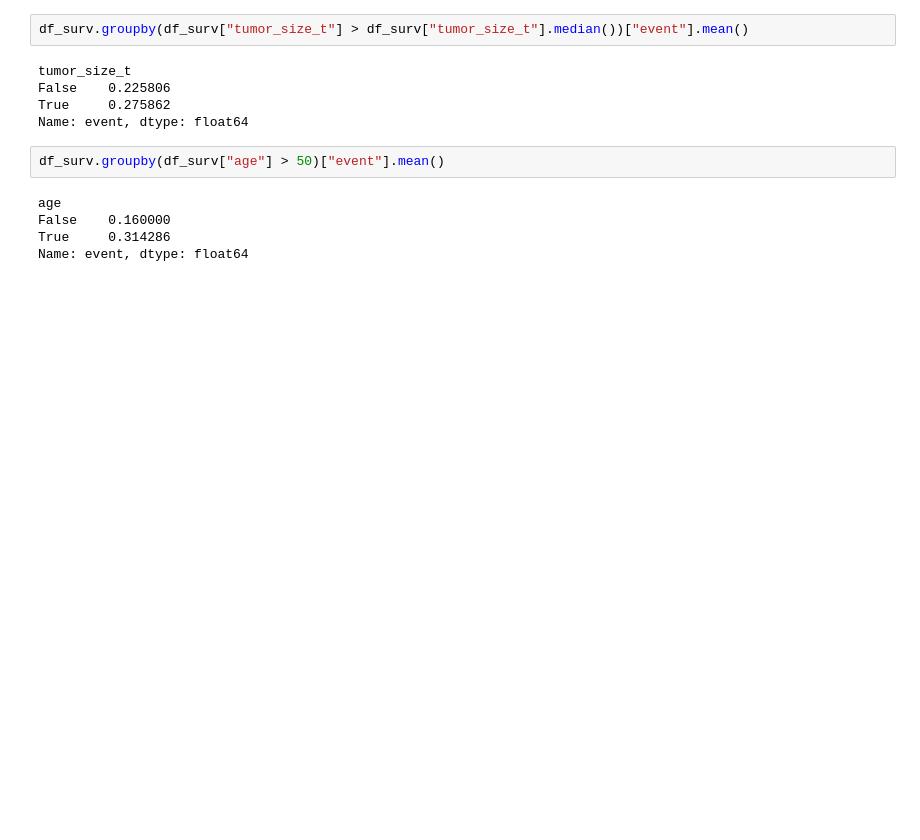
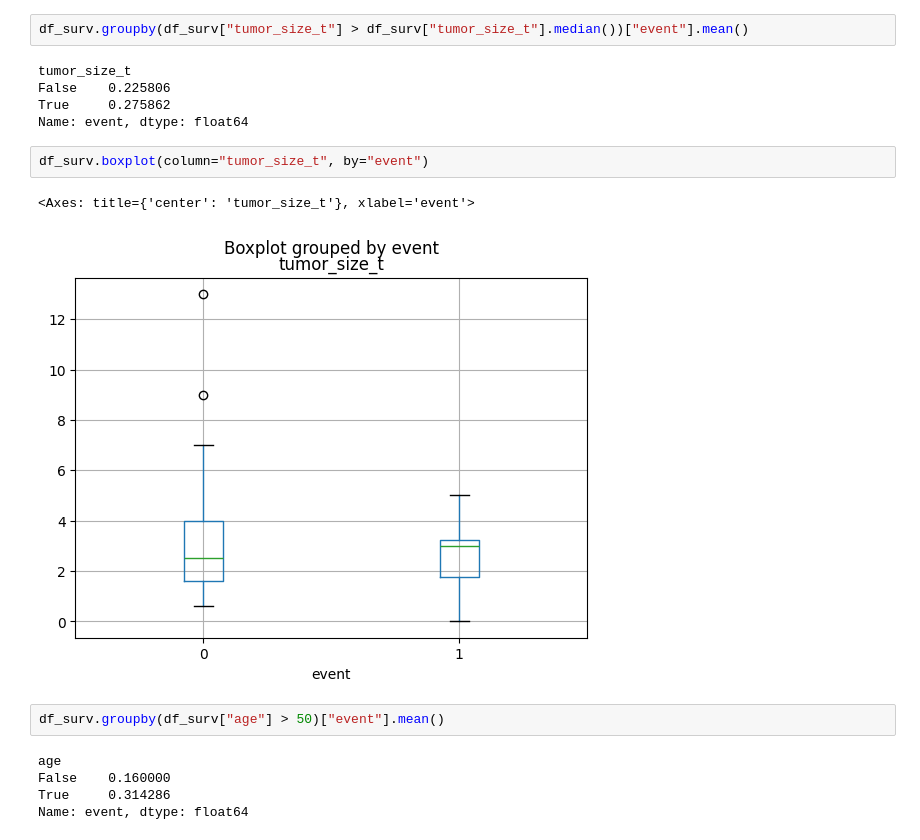
Before and after one commit to Alberto-97sc/breast-cancer-survival-analysis, a Jupyter notebook: notebooks/02_eda.ipynb, the cells around one changed output. Drawn from its saved outputs; the diff is of its cells as text; blank space fills up the shorter version.

```diff
--- a/notebooks/02_eda.ipynb
+++ b/notebooks/02_eda.ipynb
@@ -137,6 +164,11 @@ tumor_size_t
 False    0.225806
 True     0.275862
 Name: event, dtype: float64
+# %%
+df_surv.boxplot(column="tumor_size_t", by="event")
+# %% [output]
+<Axes: title={'center': 'tumor_size_t'}, xlabel='event'>
+[figure, added]
 # %%
 df_surv.groupby(df_surv["age"] > 50)["event"].mean()
 # %% [output]
```
Also changed, not shown: parts of 6 cells of this notebook.
